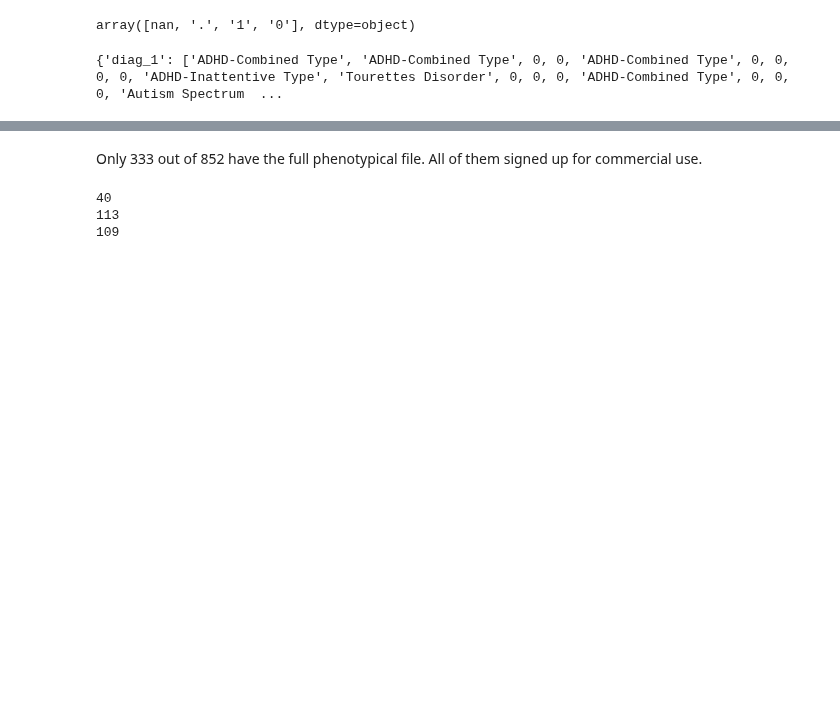
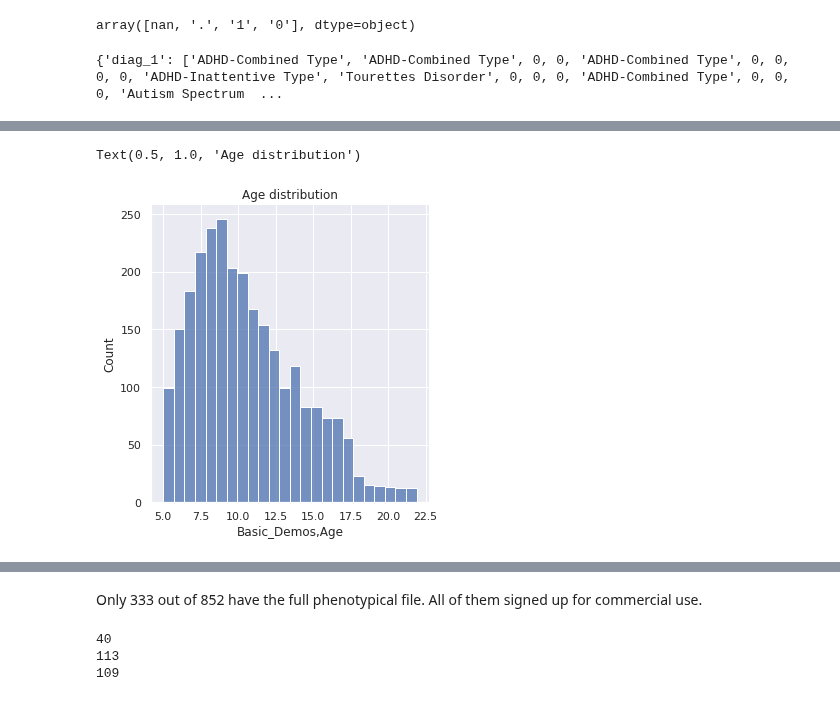
Before and after one commit to cristinarainich/Child-Mind-Institute-Project, a Jupyter notebook: Pheno_data.ipynb, the cells around one changed output, grey strips where cells are left out. Cells and saved outputs as stored; diff of their text form; code cells hidden in the pictures; blank space fills up the shorter version.

```diff
--- a/Pheno_data.ipynb
+++ b/Pheno_data.ipynb
@@ -413,0 +417,4 @@ conf1 = data['ConsensusDx,DX_01'].values
+# %%
+data_pheno['Diagnosis'] = diag
+# %%
+data_pheno = data_pheno[data_pheno['Diagnosis'] != 'Incomplete']
@@ -413,0 +423,14 @@ conf1 = data['ConsensusDx,DX_01'].values
+# %%
+disorders = data_pheno['Diagnosis'].values
+comorbid = []
+for i in range(0, len(disorders)):
+  if type(disorders[i]) == int:
+    comorbid.append(np.nan)
+  elif type(disorders[i]) == str:
+    comorbid.append(0)
+  elif type(disorders[i]) == list:
+    comorbid.append(1)
+  else:
+    print(disorders[i])
+# %%
+data_pheno['Comorbid'] = comorbid
@@ -413,0 +555,6 @@ conf1 = data['ConsensusDx,DX_01'].values
+# %%
+sns.displot(data_pheno['Basic_Demos,Age'])
+pl.title('Age distribution')
+# %% [output]
+Text(0.5, 1.0, 'Age distribution')
+[figure, added]
```
Also changed, not shown: parts of 18 cells of this notebook.
